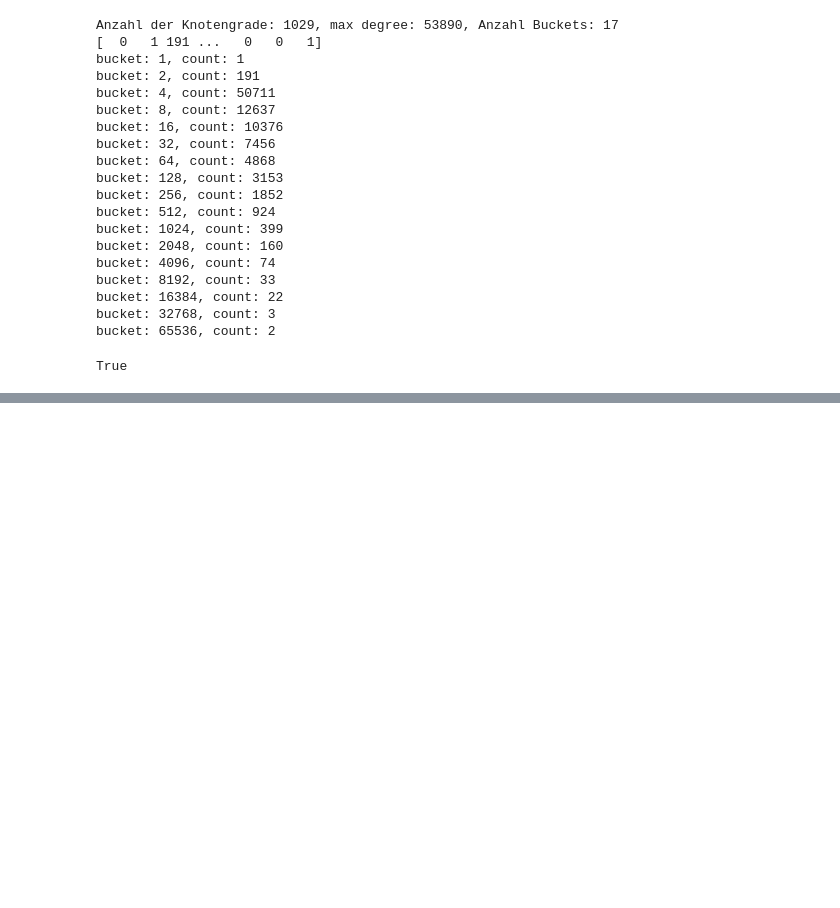
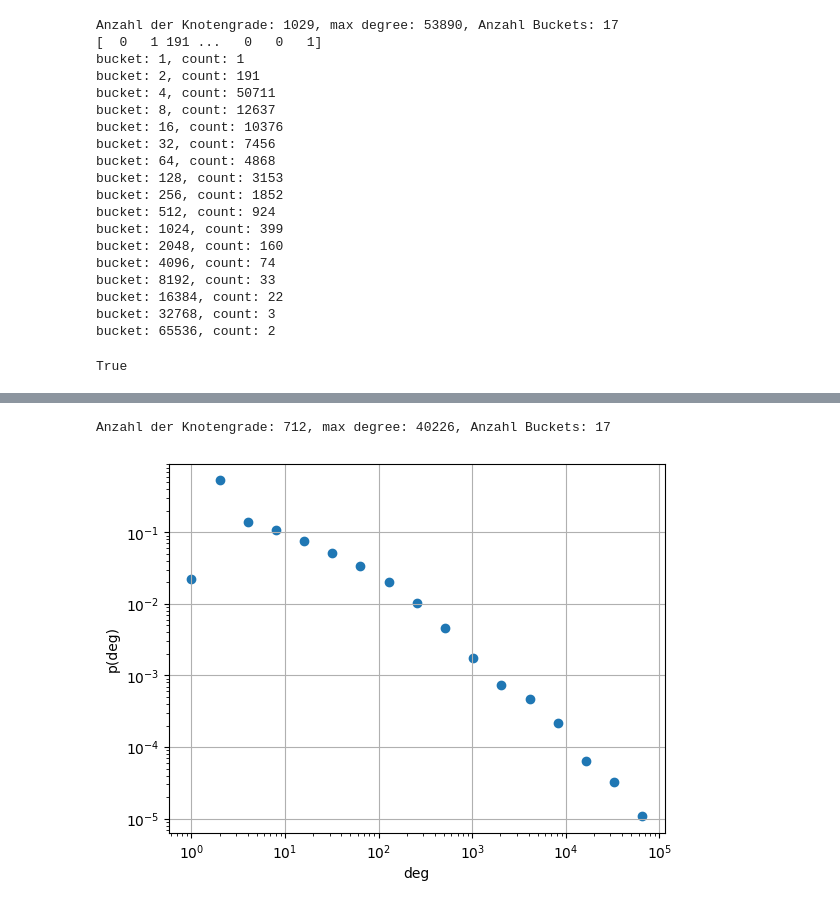
Before and after one commit to Amerek200/63055KomplexeNetze, a Jupyter notebook: data_analysis/regiment_plot.ipynb, the cells around one changed output, grey strips where cells are left out. Cells and saved outputs as stored; diff of their text form; code cells hidden in the pictures; blank space fills up the shorter version.

```diff
--- a/data_analysis/regiment_plot.ipynb
+++ b/data_analysis/regiment_plot.ipynb
@@ -230,0 +293,5 @@ True
+# %%
+grouped_deg_prob_scatter_plot(group_by_power_of_two(get_deg_probability_dict(G), group_method="upper"))
+# %% [output]
+Anzahl der Knotengrade: 712, max degree: 40226, Anzahl Buckets: 17
+[figure, added]
```
Also changed, not shown: parts of 10 cells of this notebook.
